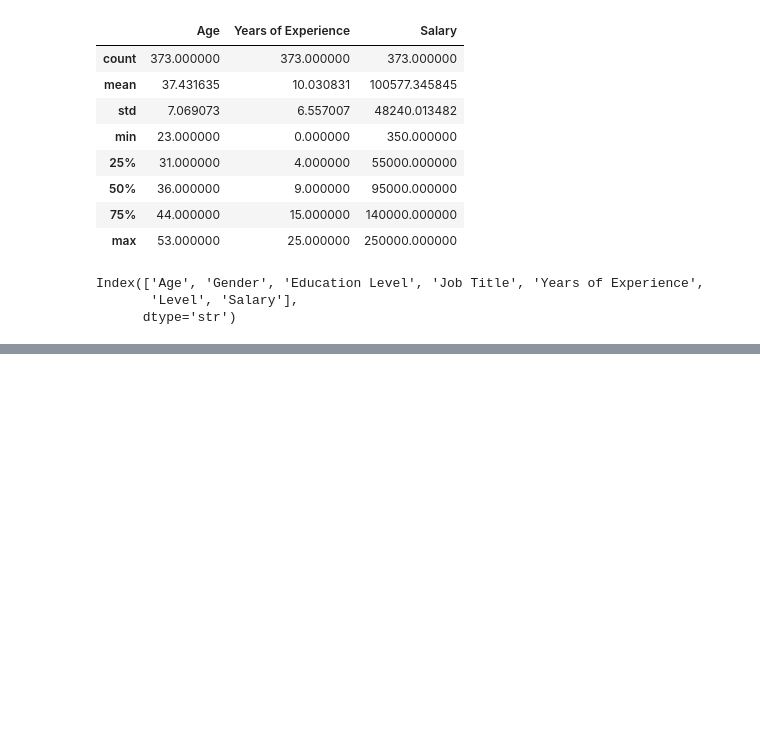
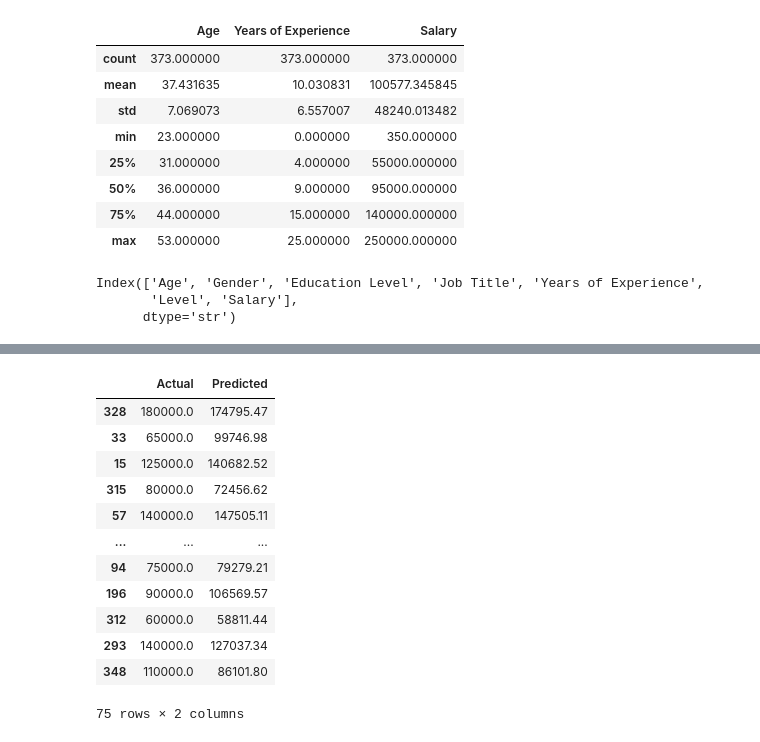
Before and after one commit to sivareddy-001/project_2, a Jupyter notebook: Cleaning.ipynb, the cells around one changed output, grey strips where cells are left out. Saved outputs shown, nothing was run; the diff lists cells and outputs as text; code cells hidden in the pictures; blank space fills up the shorter version.

```diff
--- a/Cleaning.ipynb
+++ b/Cleaning.ipynb
@@ -64,0 +189,18 @@ Index(['Age', 'Gender', 'Education Level', 'Job Title', 'Years of Experience',
+# %%
+# y_test vs y_pred
+df1 = pd.DataFrame({'Actual': y_test, 'Predicted': y_pred}).round(2)
+df1
+# %% [output]
+|  | Actual | Predicted |
+| 328 | 180000.0 | 174795.47 |
+| 33 | 65000.0 | 99746.98 |
+| 15 | 125000.0 | 140682.52 |
+| 315 | 80000.0 | 72456.62 |
+| 57 | 140000.0 | 147505.11 |
+| ... | ... | ... |
+| 94 | 75000.0 | 79279.21 |
+| 196 | 90000.0 | 106569.57 |
+| 312 | 60000.0 | 58811.44 |
+| 293 | 140000.0 | 127037.34 |
+| 348 | 110000.0 | 86101.80 |
+75 rows × 2 columns
```
Also changed, not shown: parts of 17 cells of this notebook.
